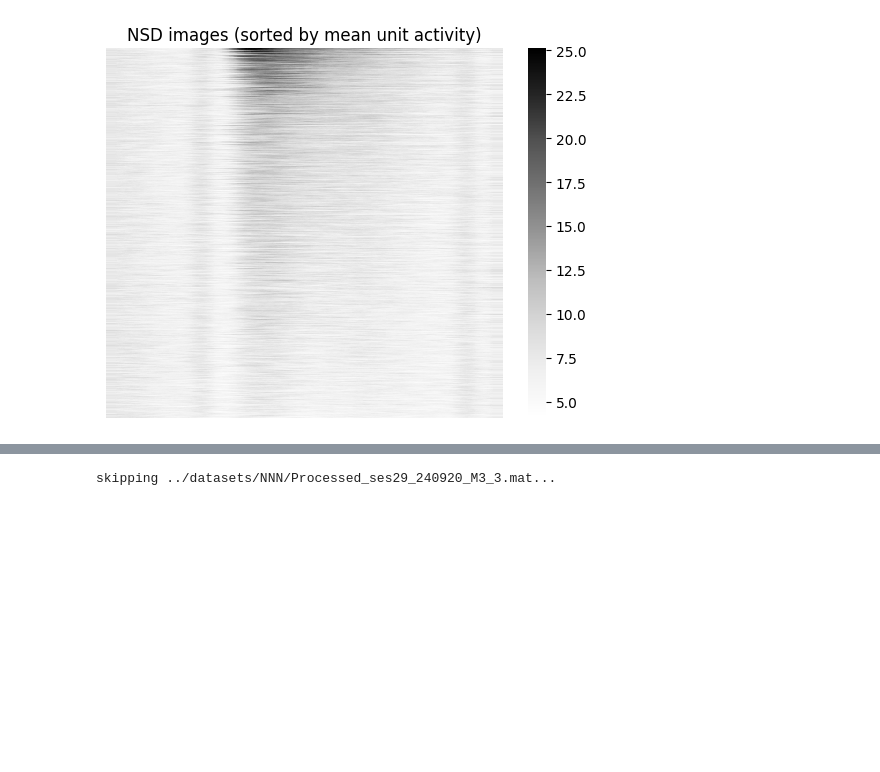
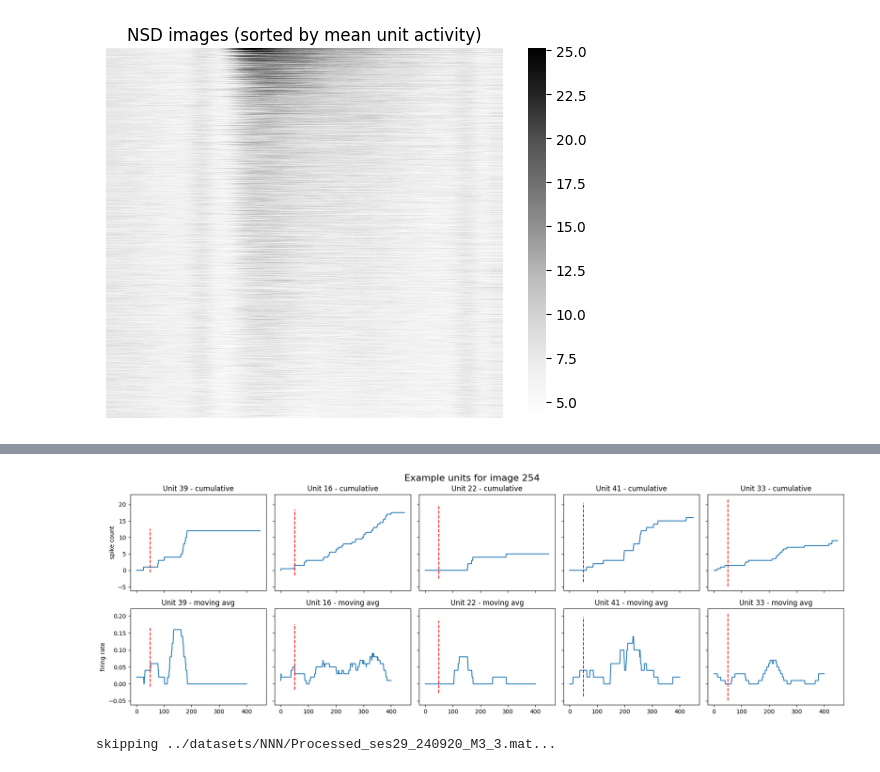
Before and after one commit to aimarvi/triplen, a Jupyter notebook: exploring_data.ipynb, the cells around one changed output, grey strips where cells are left out. Saved outputs shown, nothing was run; the diff lists cells and outputs as text; code cells hidden in the pictures; blank space fills up the shorter version.

```diff
--- a/exploring_data.ipynb
+++ b/exploring_data.ipynb
@@ -235,3 +275,41 @@ for i in range(num_units):
+# %%
+img_idx = 254
+N = 50  # window for moving avg
+
+random.seed(5)
+
+example_units = random.sample(range(len(face_df)), 5)   # choose units you want to visualize
+
+fig, axes = plt.subplots(2, 5, figsize=(18, 6), sharex='col', sharey='row')
+
+for col, unit_idx in enumerate(example_units):
+    # Get normalized spike history for this unit and image
+    spike_history = face_df.iloc[unit_idx]['img_raster'][:, img_idx]
+    spike_history = spike_history / spike_history.max()
+
+    # --- Plot cumulative sum ---
+    ax = axes[0, col]
+    sns.lineplot(x=np.arange(len(spike_history)), y=np.cumsum(spike_history), ax=ax)
+    ymin, ymax = ax.get_ylim()
+    ax.vlines(x=50, ymin=ymin, ymax=ymax, colors='red', linestyle='dashed')
+    ax.set_title(f'Unit {unit_idx} - cumulative')
+    ax.set_ylabel('spike count')
+
+    # --- Plot moving average ---
+    ax = axes[1, col]
+    moving_avg = np.convolve(spike_history, np.ones(N)/N, mode='valid')
+    sns.lineplot(x=np.arange(len(moving_avg)), y=moving_avg, ax=ax)
+    ymin, ymax = ax.get_ylim()
+    ax.vlines(x=50, ymin=ymin, ymax=ymax, colors='red', linestyle='dashed')
+    ax.set_title(f'Unit {unit_idx} - moving avg')
+    ax.set_ylabel('firing rate')
+
+plt.suptitle(f'Example units for image {img_idx}', fontsize=16)
+plt.tight_layout()
+plt.subplots_adjust(top=0.9)
+plt.show()
+# %% [output]
+[figure, added]
 # %%
 datadir = '../datasets/NNN/'
 fnames = utils.fnames(datadir)
```
Also changed, not shown: parts of 6 cells of this notebook, 3 other files.
